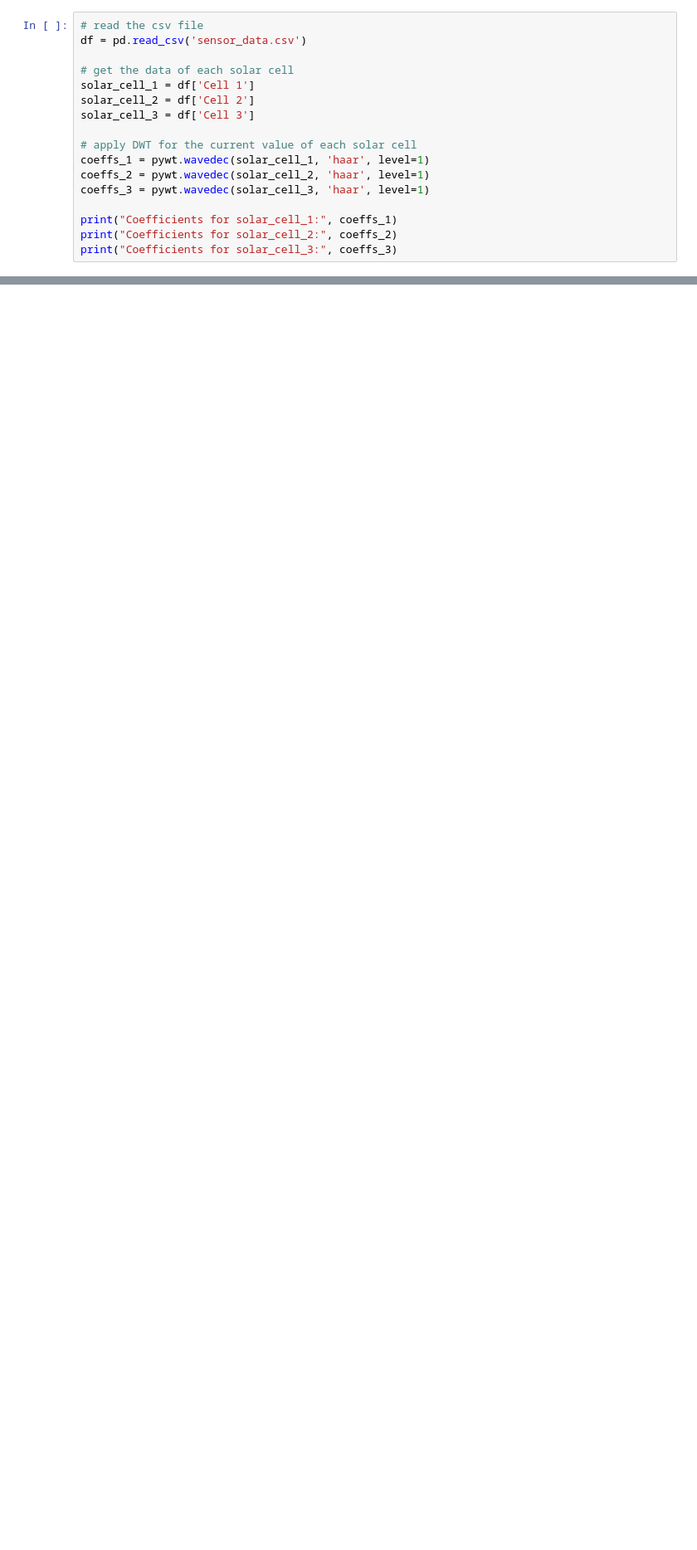
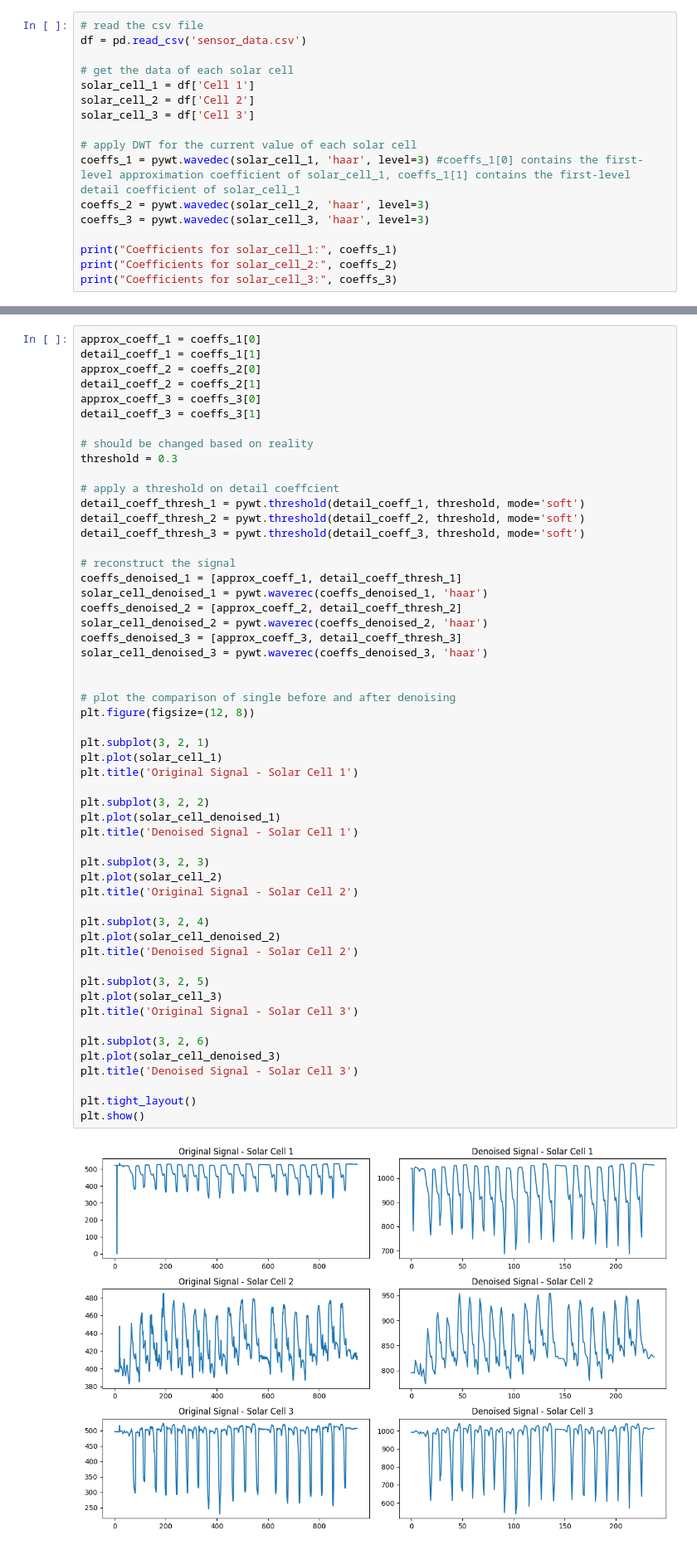
Before and after one commit to Dragonsky8/VLC_Lab_G4, a Jupyter notebook: Lab3/Processor.ipynb, the cells around one changed output, grey strips where cells are left out. Shown: that part at 83% size. Cells and saved outputs as stored; diff of their text form; blank space fills up the shorter version.

```diff
--- a/Lab3/Processor.ipynb
+++ b/Lab3/Processor.ipynb
@@ -38,9 +36,9 @@ solar_cell_2 = df['Cell 2']
 solar_cell_3 = df['Cell 3']
 
 # apply DWT for the current value of each solar cell
-coeffs_1 = pywt.wavedec(solar_cell_1, 'haar', level=1)
-coeffs_2 = pywt.wavedec(solar_cell_2, 'haar', level=1)
-coeffs_3 = pywt.wavedec(solar_cell_3, 'haar', level=1)
+coeffs_1 = pywt.wavedec(solar_cell_1, 'haar', level=3) #coeffs_1[0] contains the first-level approximation coefficient of solar_cell_1, coeffs_1[1] contains the first-level detail coefficient of solar_cell_1
+coeffs_2 = pywt.wavedec(solar_cell_2, 'haar', level=3)
+coeffs_3 = pywt.wavedec(solar_cell_3, 'haar', level=3)
 
 print("Coefficients for solar_cell_1:", coeffs_1)
 print("Coefficients for solar_cell_2:", coeffs_2)
@@ -47,0 +64,56 @@ print("Coefficients for solar_cell_3:", coeffs_3)
+# %%
+approx_coeff_1 = coeffs_1[0]
+detail_coeff_1 = coeffs_1[1]
+approx_coeff_2 = coeffs_2[0]
+detail_coeff_2 = coeffs_2[1]
+approx_coeff_3 = coeffs_3[0]
+detail_coeff_3 = coeffs_3[1]
+
+# should be changed based on reality
+threshold = 0.3
+
+# apply a threshold on detail coeffcient
+detail_coeff_thresh_1 = pywt.threshold(detail_coeff_1, threshold, mode='soft')
+detail_coeff_thresh_2 = pywt.threshold(detail_coeff_2, threshold, mode='soft')
+detail_coeff_thresh_3 = pywt.threshold(detail_coeff_3, threshold, mode='soft')
+
+# reconstruct the signal
+coeffs_denoised_1 = [approx_coeff_1, detail_coeff_thresh_1]
+solar_cell_denoised_1 = pywt.waverec(coeffs_denoised_1, 'haar')
+coeffs_denoised_2 = [approx_coeff_2, detail_coeff_thresh_2]
+solar_cell_denoised_2 = pywt.waverec(coeffs_denoised_2, 'haar')
+coeffs_denoised_3 = [approx_coeff_3, detail_coeff_thresh_3]
+solar_cell_denoised_3 = pywt.waverec(coeffs_denoised_3, 'haar')
+
+
+# plot the comparison of single before and after denoising
+plt.figure(figsize=(12, 8))
+
+plt.subplot(3, 2, 1)
+plt.plot(solar_cell_1)
+plt.title('Original Signal - Solar Cell 1')
+
+plt.subplot(3, 2, 2)
+plt.plot(solar_cell_denoised_1)
+plt.title('Denoised Signal - Solar Cell 1')
+
+plt.subplot(3, 2, 3)
+plt.plot(solar_cell_2)
+plt.title('Original Signal - Solar Cell 2')
+
+plt.subplot(3, 2, 4)
+plt.plot(solar_cell_denoised_2)
+plt.title('Denoised Signal - Solar Cell 2')
+
+plt.subplot(3, 2, 5)
+plt.plot(solar_cell_3)
+plt.title('Original Signal - Solar Cell 3')
+
+plt.subplot(3, 2, 6)
+plt.plot(solar_cell_denoised_3)
+plt.title('Denoised Signal - Solar Cell 3')
+
+plt.tight_layout()
+plt.show()
+# %% [output]
+[figure, added]
```
Also changed, not shown: parts of 2 cells of this notebook.
